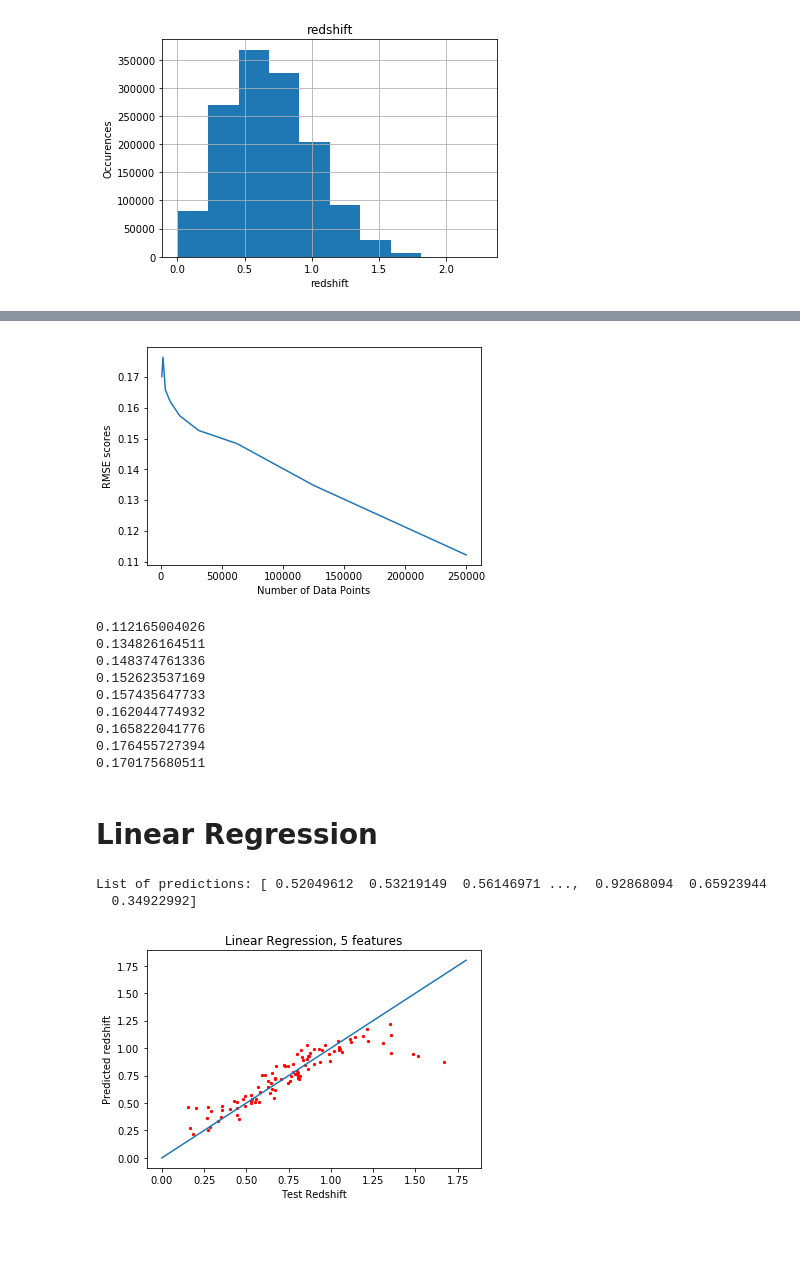
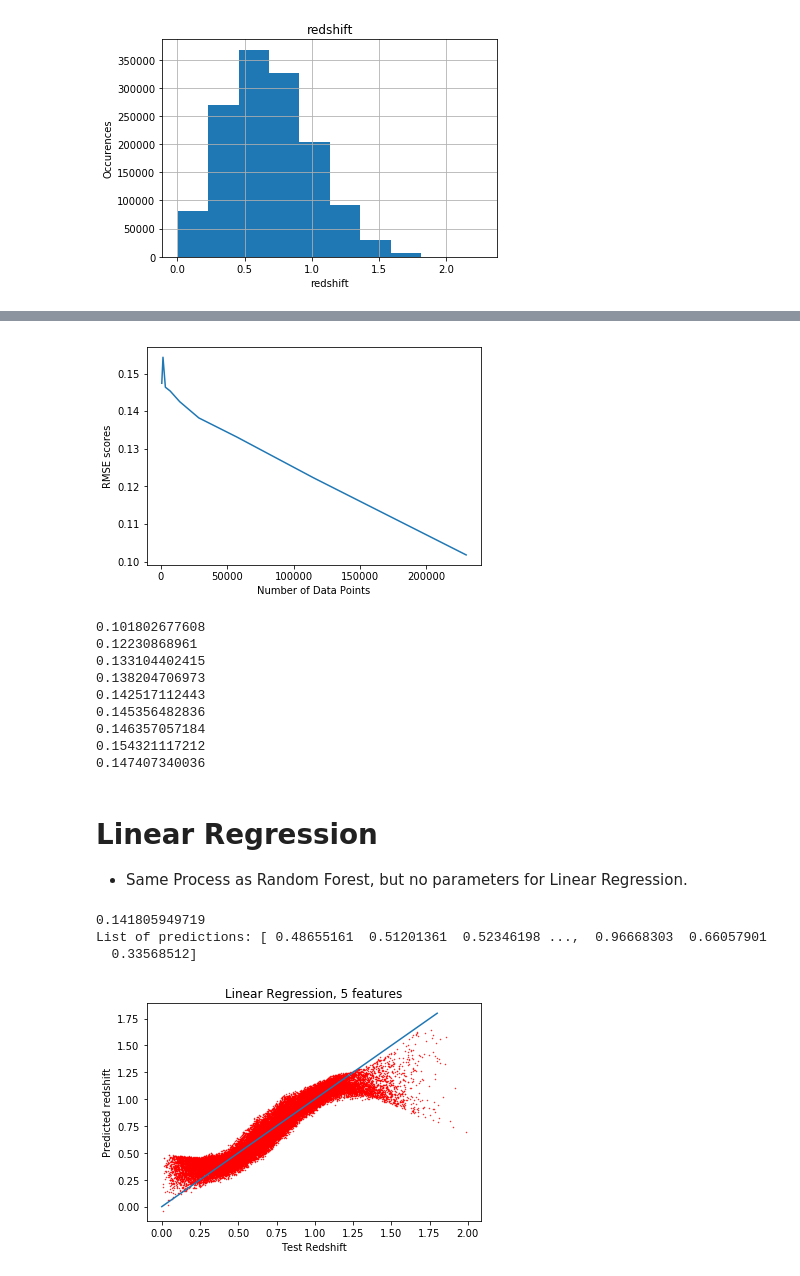
Before and after one commit to RenePiperi/Photometric-Redshift, a Jupyter notebook: PhotometricRedshift.ipynb, the cells around one changed output, grey strips where cells are left out. Cells and saved outputs as stored; diff of their text form; code cells hidden in the pictures; blank space fills up the shorter version.

```diff
--- a/PhotometricRedshift.ipynb
+++ b/PhotometricRedshift.ipynb
@@ -23,2 +14,16 @@ untreated_test_data = pd.read_csv('galaxy_redshift_sims_valid.csv', sep=',')
 train_data = pd.read_csv('galaxy_redshift_sims_train.csv', sep=',')
 test_data = pd.read_csv('galaxy_redshift_sims_valid.csv', sep=',')
+# %%
+# Data treatment, remove values too large for each photometric band
+
+max_g = max(test_data['g_true'])
+max_r = max(test_data['r_true'])
+max_i = max(test_data['i_true'])
+max_z = max(test_data['z_true'])
+max_y = max(test_data['y_true'])
+
+train_data = train_data[train_data.g <= max_g]
+train_data = train_data[train_data.r <= max_r]
+train_data = train_data[train_data.i <= max_i]
+train_data = train_data[train_data.z <= max_z]
+train_data = train_data[train_data.y <= max_y]
@@ -420,46 +399,50 @@ plt.ylabel('RMSE scores')
 plt.xlabel('Number of Data Points')
 plt.show()
 # %% [output]
-[figure, old version]
+[figure, new version]
 # %%
 # Just to see scores
 for x in score:
     print(x)
 # %% [output]
-0.112165004026
-0.134826164511
-0.148374761336
-0.152623537169
-0.157435647733
-0.162044774932
-0.165822041776
-0.176455727394
-0.170175680511
+0.101802677608
+0.12230868961
+0.133104402415
+0.138204706973
+0.142517112443
+0.145356482836
+0.146357057184
+0.154321117212
+0.147407340036
-# %% [markdown]
-# Linear Regression
+# %% [markdown]
+# Linear Regression
+- Same Process as Random Forest, but no parameters for Linear Regression.
 # %%
-# Test Linear Regression
-# Test other models  (sci kit learn)
 from sklearn.linear_model import LinearRegression
 
 linear_reg = LinearRegression()
+
+cross_validation_linear_reg = cross_val_score(linear_reg, train_features, train_target, scoring='neg_mean_squared_error')
+print(sqrt(-cross_validation_linear_reg.mean()))
+
 linear_reg.fit(train_features, train_target)
 
 prediction_linear = linear_reg.predict(test_features)
 print "List of predictions:", prediction_linear, "\n"
 # %% [output]
-List of predictions: [ 0.52049612  0.53219149  0.56146971 ...,  0.92868094  0.65923944
-  0.34922992]
+0.141805949719
+List of predictions: [ 0.48655161  0.51201361  0.52346198 ...,  0.96668303  0.66057901
+  0.33568512]
 # %%
-# Plot against redshift
-
-plt.scatter(test_data['redshift'].tolist()[:100], prediction_linear.tolist()[:100], s=5, color="red")
+plt.scatter(test_data['redshift'].tolist()[:30000], prediction_linear.tolist()[:30000], s=0.2, color="red")
 plt.plot([0, 1.8], [0, 1.8])
 plt.xlabel("Test Redshift")
 plt.ylabel("Predicted redshift")
 plt.title("Linear Regression, 5 features")
 plt.show()
+
+# Definitely expected to be worse, but not the worst
 # %% [output]
-[figure, old version]
+[figure, new version]
 # %%
 import numpy as np
```
Also changed, not shown: parts of 70 cells of this notebook.
